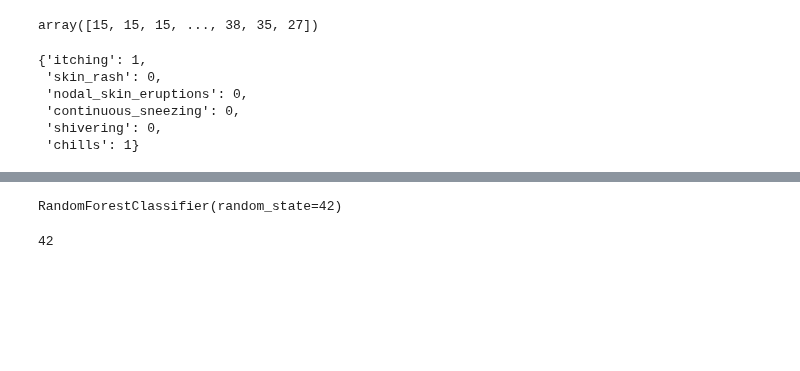
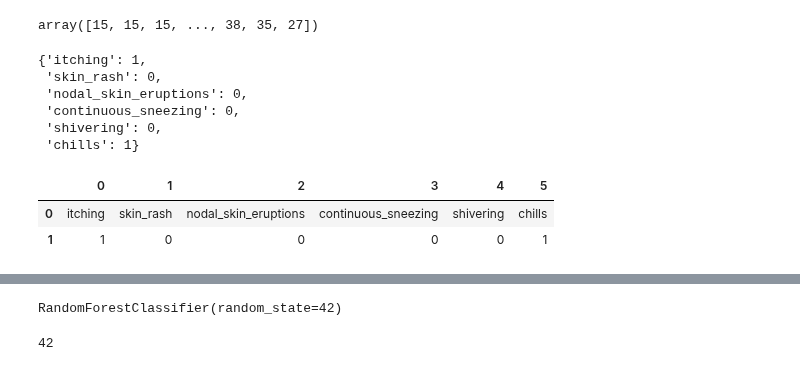
Before and after one commit to TheBlueZayn/Disease-Symptom-Prediction, a Jupyter notebook: disease-classification-after-pca-using-ann-and-rf.ipynb, the cells around one changed output, grey strips where cells are left out. Drawn from its saved outputs; the diff is of its cells as text; code cells hidden in the pictures; blank space fills up the shorter version.

```diff
--- a/disease-classification-after-pca-using-ann-and-rf.ipynb
+++ b/disease-classification-after-pca-using-ann-and-rf.ipynb
@@ -507,3 +477,10 @@ dic
  'continuous_sneezing': 0,
  'shivering': 0,
  'chills': 1}
+# %%
+df = pd.DataFrame(list(dic.items())).transpose()
+df.head()
+# %% [output]
+|  | 0 | 1 | 2 | 3 | 4 | 5 |
+| 0 | itching | skin_rash | nodal_skin_eruptions | continuous_sneezing | shivering | chills |
+| 1 | 1 | 0 | 0 | 0 | 0 | 1 |
```
Also changed, not shown: parts of 29 cells of this notebook, 6 other files.
